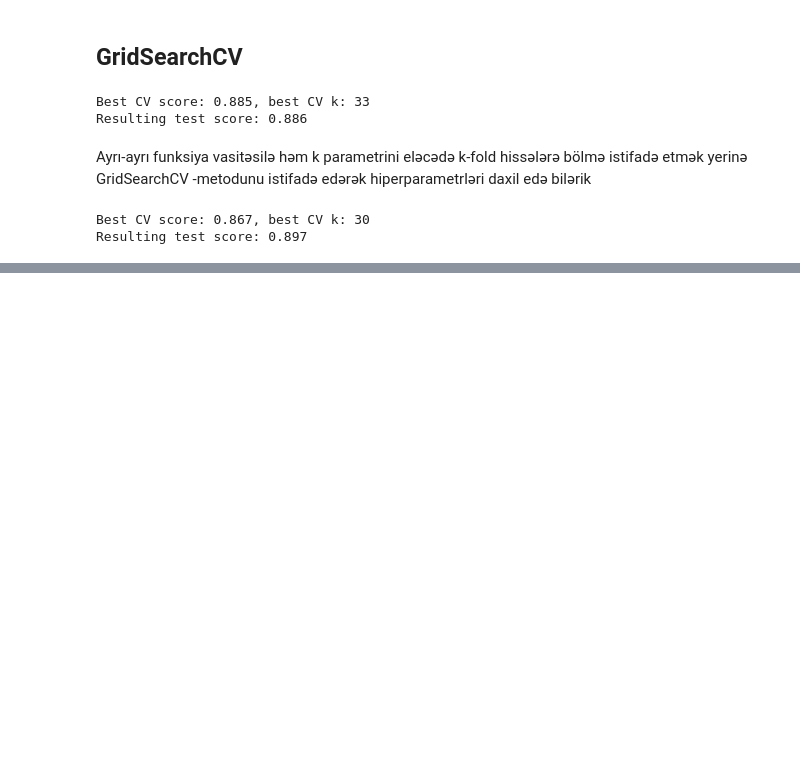
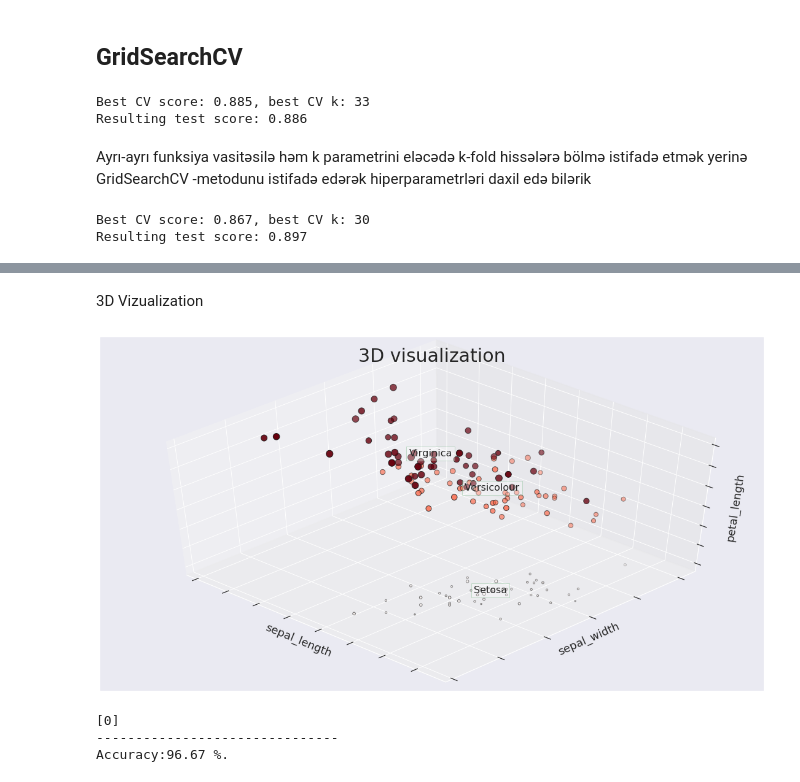
Before and after one commit to RashadGarayev/MachineLearningAZ, a Jupyter notebook: MachineLearningAz/KNN.ipynb, the cells around one changed output, grey strips where cells are left out. Saved outputs shown, nothing was run; the diff lists cells and outputs as text; code cells hidden in the pictures; blank space fills up the shorter version.

```diff
--- a/MachineLearningAz/KNN.ipynb
+++ b/MachineLearningAz/KNN.ipynb
@@ -899,0 +959,4 @@ Resulting test score: 0.897
+# %%
+feature_columns = ['sepal_length', 'sepal_width', 'petal_length','petal_width']
+X = data[feature_columns].values
+y = data['species'].values
@@ -899,0 +967,4 @@ Resulting test score: 0.897
+# %%
+from sklearn.preprocessing import LabelEncoder
+le = LabelEncoder()
+y = le.fit_transform(y)
@@ -899,0 +995,43 @@ Resulting test score: 0.897
+# %% [markdown]
+3D Vizualization
+# %%
+from mpl_toolkits.mplot3d import Axes3D
+fig = plt.figure(1, figsize=(15,8))
+ax = Axes3D(fig, elev=48, azim=134)
+ax.scatter(X[:, 0], X[:, 1], X[:, 2], c=y,cmap=plt.cm.Reds, edgecolor='k', s = X[:, 3]*50)
+
+for name, label in [('Setosa', 0), ('Versicolour', 1), ('Virginica', 2)]:
+    ax.text3D(X[y == label, 0].mean(),
+              X[y == label, 1].mean(),
+              X[y == label, 2].mean(), name,
+              horizontalalignment='center',
+              bbox=dict(alpha=.3, edgecolor='g', facecolor='w'),size=16)
+
+ax.set_title("3D visualization", fontsize=30)
+ax.set_xlabel("sepal_length", fontsize=18)
+ax.w_xaxis.set_ticklabels([])
+ax.set_ylabel("sepal_width", fontsize=18)
+ax.w_yaxis.set_ticklabels([])
+ax.set_zlabel("petal_length", fontsize=18)
+ax.w_zaxis.set_ticklabels([])
+
+plt.show()
+# %% [output]
+[figure, added]
+# %%
+from sklearn.neighbors import KNeighborsClassifier
+from sklearn.metrics import accuracy_score
+from sklearn.model_selection import train_test_split
+classes = {0:'Setosa',1:'Versicolour',2:'Virginica'}
+X_train, X_test, y_train, y_test = train_test_split(X, y, test_size = 0.2, random_state = 0)
+knn = KNeighborsClassifier(n_neighbors=3)
+knn.fit(X_train, y_train)
+y_pred = knn.predict(X_test)
+print(knn.predict([[5.1,3.5,1.4,.5]]))
+print('-------------------------------')
+accuracy = accuracy_score(y_test, y_pred)*100
+print('Accuracy:' + str(round(accuracy, 2)) + ' %.')
+# %% [output]
+[0]
+-------------------------------
+Accuracy:96.67 %.
```
Also changed, not shown: parts of 45 cells of this notebook, 1 other file.
